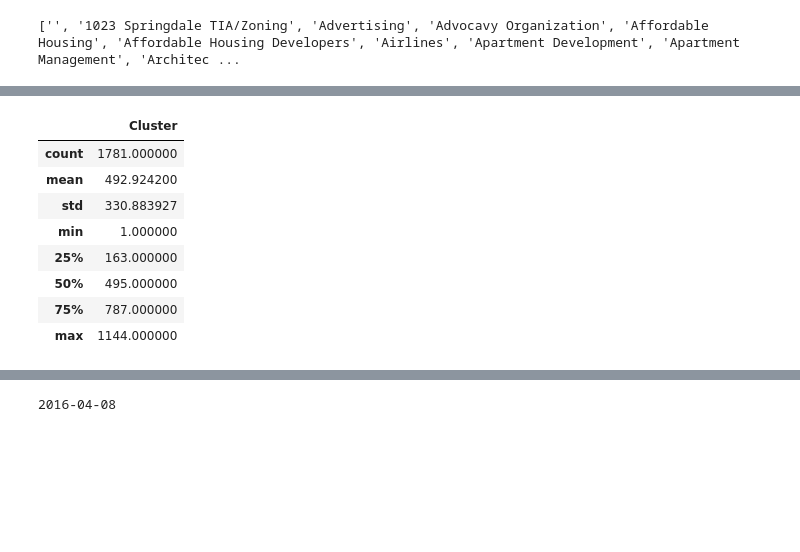
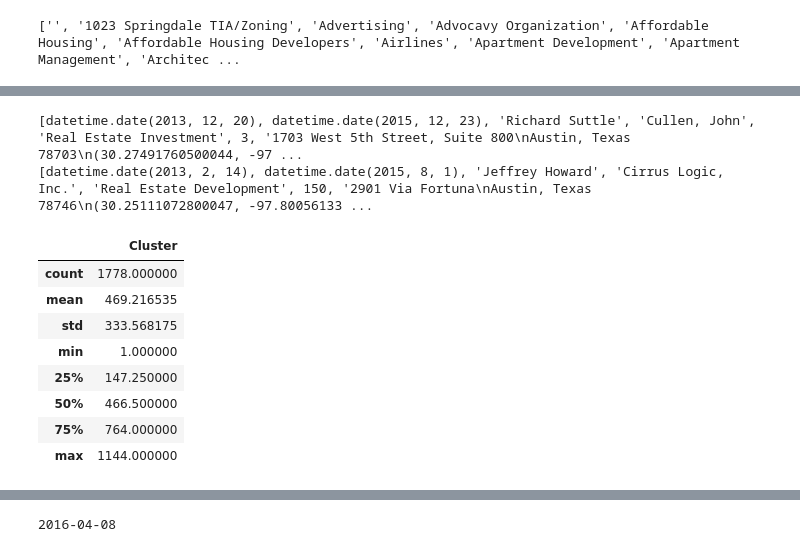
Before and after one commit to open-austin/lobbying-in-austin, a Jupyter notebook: lobbying_clients.ipynb, the cells around one changed output, grey strips where cells are left out. Cells and saved outputs as stored; diff of their text form; code cells hidden in the pictures; blank space fills up the shorter version.

Commit message:
standardized industry categories
This adds new columns for the handmade standardized industry categories
and subcategories.

```diff
--- a/lobbying_clients.ipynb
+++ b/lobbying_clients.ipynb
@@ -586,22 +586,48 @@ deleted 338 extensions.
+# %%
+# Import industries_standardized.csv and join new columns from that file.
+
+file = './data/industries_standardized.csv'
+industries = {}
+
+newFile = open(file)
+newReader = csv.reader(newFile)
+newData = list(newReader)
+# print(newData)
+for row in newData[1:]:
+    industries[row[1]] = (row[2],row[3])
+
+print(newl[1])
+
+for row in newl:
+    if row[4] in industries:
+        row.append(industries[row[4]][0])
+        row.append(industries[row[4]][1])
+    else:
+        row.extend([None,None])
+
+print(newl[211])
+# %% [output]
+[datetime.date(2013, 12, 20), datetime.date(2015, 12, 23), 'Richard Suttle', 'Cullen, John', 'Real Estate Investment', 3, '1703 West 5th Street, Suite 800\nAustin, Texas 78703\n(30.27491760500044, -97 ...
+[datetime.date(2013, 2, 14), datetime.date(2015, 8, 1), 'Jeffrey Howard', 'Cirrus Logic, Inc.', 'Real Estate Development', 150, '2901 Via Fortuna\nAustin, Texas 78746\n(30.25111072800047, -97.80056133 ...
 # %%
 # putting data in pandas
 
 import pandas as pd
 import numpy as np
 import matplotlib.pyplot as plt
 
-lobbyFrame = pd.DataFrame(newl, columns=('Start', 'End', 'Lobbyist', 'Client', 'Industry', 'Cluster', 'Address', 'Confidence'))
+lobbyFrame = pd.DataFrame(newl, columns=('Start', 'End', 'Lobbyist', 'Client', 'Industry', 'Cluster', 'Address', 'Confidence', 'IndustryCat1','IndustryCat2'))
 
 lobbyFrame.describe()
 # %% [output]
 |  | Cluster |
-| count | 1781.000000 |
-| mean | 492.924200 |
-| std | 330.883927 |
+| count | 1778.000000 |
+| mean | 469.216535 |
+| std | 333.568175 |
 | min | 1.000000 |
-| 25% | 163.000000 |
-| 50% | 495.000000 |
-| 75% | 787.000000 |
+| 25% | 147.250000 |
+| 50% | 466.500000 |
+| 75% | 764.000000 |
 | max | 1144.000000 |
 # %%
 lobbyFrame.sort_values(by='Start')
```
Also changed, not shown: parts of 13 cells of this notebook, 3 other files.
